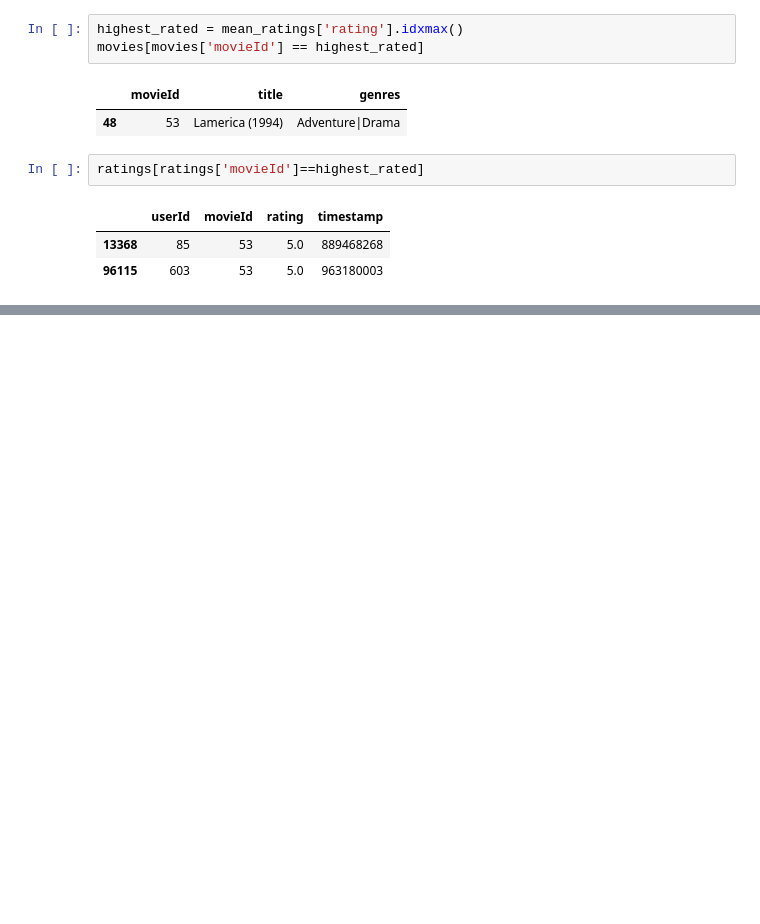
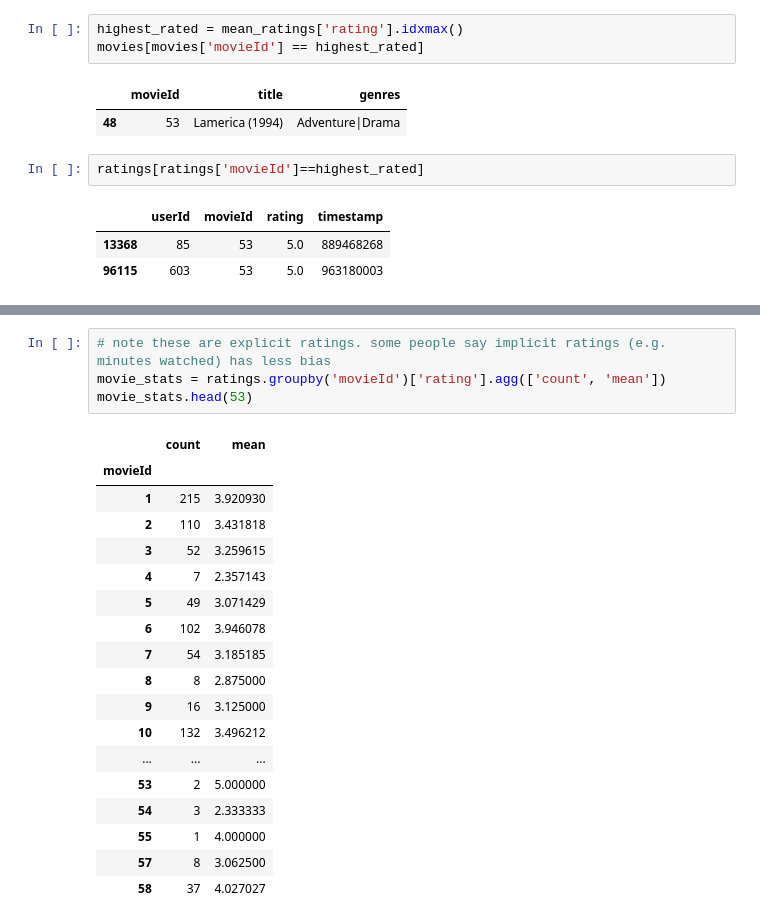
Before and after one commit to Digital-Physics/movie_recommender, a Jupyter notebook: recommender.ipynb, the cells around one changed output, grey strips where cells are left out. Drawn from its saved outputs; the diff is of its cells as text; blank space fills up the shorter version.

```diff
--- a/recommender.ipynb
+++ b/recommender.ipynb
@@ -86,0 +86,23 @@ Lamerica may be the "highest" rated movie, but it only has 2 ratings. A better a
+# %%
+# note these are explicit ratings. some people say implicit ratings (e.g. minutes watched) has less bias
+movie_stats = ratings.groupby('movieId')['rating'].agg(['count', 'mean'])
+movie_stats.head(53)
+# %% [output]
+|  | count | mean |
+| movieId |  |  |
+| 1 | 215 | 3.920930 |
+| 2 | 110 | 3.431818 |
+| 3 | 52 | 3.259615 |
+| 4 | 7 | 2.357143 |
+| 5 | 49 | 3.071429 |
+| 6 | 102 | 3.946078 |
+| 7 | 54 | 3.185185 |
+| 8 | 8 | 2.875000 |
+| 9 | 16 | 3.125000 |
+| 10 | 132 | 3.496212 |
+| ... | ... | ... |
+| 53 | 2 | 5.000000 |
+| 54 | 3 | 2.333333 |
+| 55 | 1 | 4.000000 |
+| 57 | 8 | 3.062500 |
+| 58 | 37 | 4.027027 |
```
Also changed, not shown: parts of 17 cells of this notebook, 2 other files.
